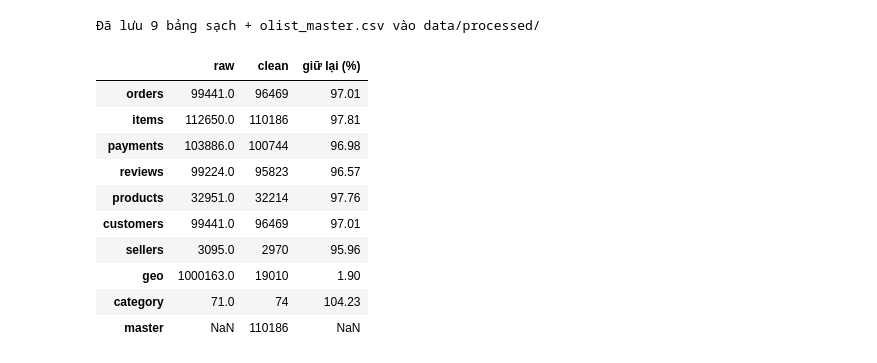
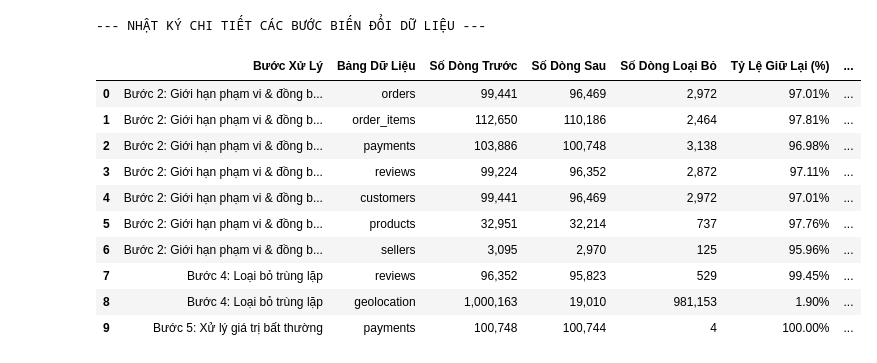
Before and after one commit to TrungTayNA/ADY291c-AI2107-Group2, a Jupyter notebook: Notebooks/02_preprocessing.ipynb, the cells around one changed output. Cells and saved outputs as stored; diff of their text form; code cells hidden in the pictures.

```diff
--- a/Notebooks/02_preprocessing.ipynb
+++ b/Notebooks/02_preprocessing.ipynb
@@ -223,0 +31,33 @@ Bảng `olist_master` ở mức **1 dòng = 1 sản phẩm trong đơn**, ghép
+# %%
+import os
+import warnings
+from pathlib import Path
+from typing import Dict, List, Tuple
+
+import matplotlib.pyplot as plt
+import numpy as np
+import pandas as pd
+import seaborn as sns
+
+# 1. Tắt các cảnh báo không cần thiết
+warnings.filterwarnings('ignore')
+
+# 2. Cố định Seed ngẫu nhiên
+RANDOM_STATE = 42
+np.random.seed(RANDOM_STATE)
+
+# 3. Cấu hình hiển thị chuẩn cho Pandas & Seaborn
+pd.set_option('display.max_columns', 60)
+pd.set_option('display.max_rows', 100)
+pd.set_option('display.float_format', lambda x: f'{x:.2f}')
+sns.set_theme(style='whitegrid', palette='muted')
+
+# 4. Quản lý đường dẫn thư mục tương đối an toàn
+BASE_DIR = Path.cwd().parent
+RAW_DATA_DIR = BASE_DIR / 'data' / 'raw'
+PROCESSED_DATA_DIR = BASE_DIR / 'data' / 'processed'
+PROCESSED_DATA_DIR.mkdir(parents=True, exist_ok=True)
+
+# 5. Hằng số nghiệp vụ địa lý Brazil
+BRAZIL_LAT_BOUNDS: Tuple[float, float] = (-33.75, 5.27)
+BRAZIL_LNG_BOUNDS: Tuple[float, float] = (-73.99, -34.79)
@@ -285,23 +497,17 @@ Ghi đè 9 file `clean_*.csv` và thêm `olist_master.csv` vào `data/processed/
-# %%
-for name, df in dfs.items():
-    df.to_csv(os.path.join(PRO_DIR, f"clean_{file_names[name]}"), index=False)
-master.to_csv(os.path.join(PRO_DIR, "olist_master.csv"), index=False)
-
-summary = pd.DataFrame({'raw': raw_rows, 'clean': {n: len(d) for n, d in dfs.items()}})
-summary.loc['master'] = [np.nan, len(master)]
-summary['giữ lại (%)'] = (summary['clean'] / summary['raw'] * 100).round(2)
-print("Đã lưu 9 bảng sạch + olist_master.csv vào data/processed/")
-summary
-# %% [output]
-Đã lưu 9 bảng sạch + olist_master.csv vào data/processed/
-|  | raw | clean | giữ lại (%) |
-| orders | 99441.0 | 96469 | 97.01 |
-| items | 112650.0 | 110186 | 97.81 |
-| payments | 103886.0 | 100744 | 96.98 |
-| reviews | 99224.0 | 95823 | 96.57 |
-| products | 32951.0 | 32214 | 97.76 |
-| customers | 99441.0 | 96469 | 97.01 |
-| sellers | 3095.0 | 2970 | 95.96 |
-| geo | 1000163.0 | 19010 | 1.90 |
-| category | 71.0 | 74 | 104.23 |
-| master | NaN | 110186 | NaN |
+# %%
+# Hiển thị bảng nhật ký biến động số dòng xuyên suốt pipeline
+print("--- NHẬT KÝ CHI TIẾT CÁC BƯỚC BIẾN ĐỔI DỮ LIỆU ---")
+display(pipeline_logger.get_dataframe())
+# %% [output]
+--- NHẬT KÝ CHI TIẾT CÁC BƯỚC BIẾN ĐỔI DỮ LIỆU ---
+|  | Bước Xử Lý | Bảng Dữ Liệu | Số Dòng Trước | Số Dòng Sau | Số Dòng Loại Bỏ | Tỷ Lệ Giữ Lại (%) | ... |
+| 0 | Bước 2: Giới hạn phạm vi & đồng b... | orders | 99,441 | 96,469 | 2,972 | 97.01% | ... |
+| 1 | Bước 2: Giới hạn phạm vi & đồng b... | order_items | 112,650 | 110,186 | 2,464 | 97.81% | ... |
+| 2 | Bước 2: Giới hạn phạm vi & đồng b... | payments | 103,886 | 100,748 | 3,138 | 96.98% | ... |
+| 3 | Bước 2: Giới hạn phạm vi & đồng b... | reviews | 99,224 | 96,352 | 2,872 | 97.11% | ... |
+| 4 | Bước 2: Giới hạn phạm vi & đồng b... | customers | 99,441 | 96,469 | 2,972 | 97.01% | ... |
+| 5 | Bước 2: Giới hạn phạm vi & đồng b... | products | 32,951 | 32,214 | 737 | 97.76% | ... |
+| 6 | Bước 2: Giới hạn phạm vi & đồng b... | sellers | 3,095 | 2,970 | 125 | 95.96% | ... |
+| 7 | Bước 4: Loại bỏ trùng lặp | reviews | 96,352 | 95,823 | 529 | 99.45% | ... |
+| 8 | Bước 4: Loại bỏ trùng lặp | geolocation | 1,000,163 | 19,010 | 981,153 | 1.90% | ... |
+| 9 | Bước 5: Xử lý giá trị bất thường | payments | 100,748 | 100,744 | 4 | 100.00% | ... |
```
Also changed, not shown: parts of 31 cells of this notebook, 2 other files.
